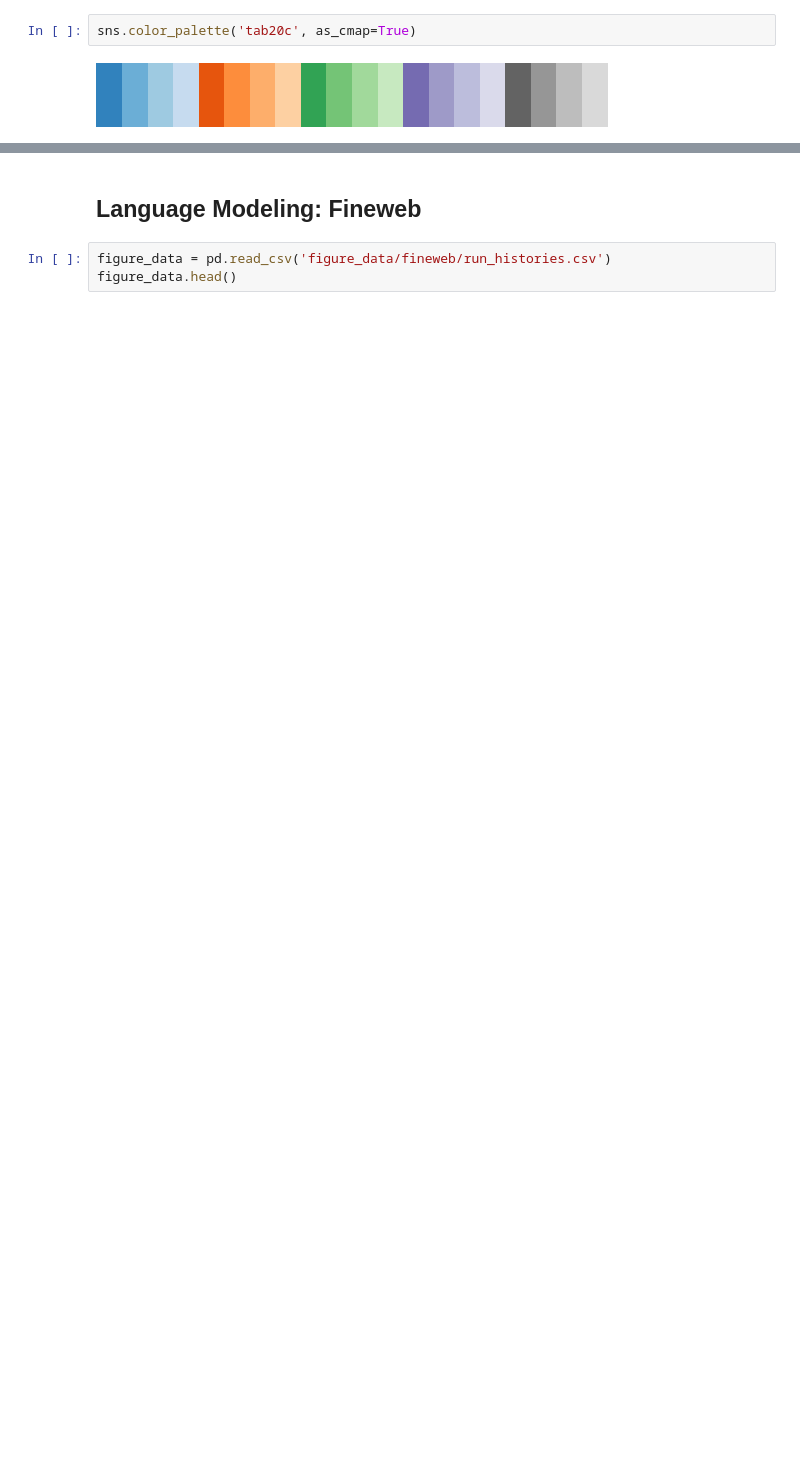
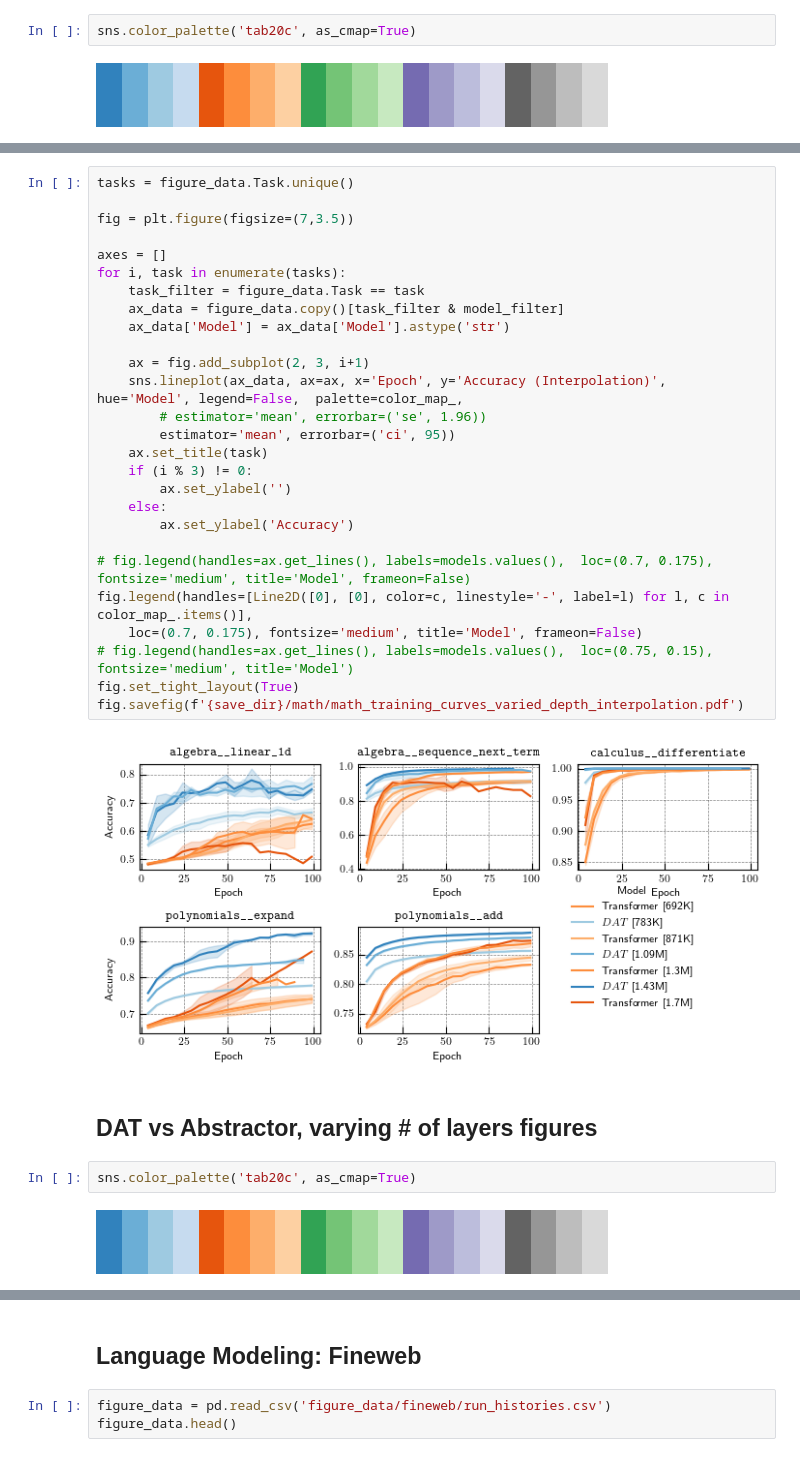
Before and after one commit to Awni00/abstract_transformer, a Jupyter notebook: figure_generation/figure_generation.ipynb, the cells around one changed output, grey strips where cells are left out. Drawn from its saved outputs; the diff is of its cells as text; blank space fills up the shorter version.

```diff
--- a/figure_generation/figure_generation.ipynb
+++ b/figure_generation/figure_generation.ipynb
@@ -785,0 +822,35 @@ fig.set_tight_layout(True)
+# %%
+tasks = figure_data.Task.unique()
+
+fig = plt.figure(figsize=(7,3.5))
+
+axes = []
+for i, task in enumerate(tasks):
+    task_filter = figure_data.Task == task
+    ax_data = figure_data.copy()[task_filter & model_filter]
+    ax_data['Model'] = ax_data['Model'].astype('str')
+
+    ax = fig.add_subplot(2, 3, i+1)
+    sns.lineplot(ax_data, ax=ax, x='Epoch', y='Accuracy (Interpolation)', hue='Model', legend=False,  palette=color_map_,
+        # estimator='mean', errorbar=('se', 1.96))
+        estimator='mean', errorbar=('ci', 95))
+    ax.set_title(task)
+    if (i % 3) != 0:
+        ax.set_ylabel('')
+    else:
+        ax.set_ylabel('Accuracy')
+
+# fig.legend(handles=ax.get_lines(), labels=models.values(),  loc=(0.7, 0.175), fontsize='medium', title='Model', frameon=False)
+fig.legend(handles=[Line2D([0], [0], color=c, linestyle='-', label=l) for l, c in color_map_.items()],
+    loc=(0.7, 0.175), fontsize='medium', title='Model', frameon=False)
+# fig.legend(handles=ax.get_lines(), labels=models.values(),  loc=(0.75, 0.15), fontsize='medium', title='Model')
+fig.set_tight_layout(True)
+fig.savefig(f'{save_dir}/math/math_training_curves_varied_depth_interpolation.pdf')
+# %% [output]
+[figure, added]
+# %% [markdown]
+## DAT vs Abstractor, varying \# of layers figures
+# %%
+sns.color_palette('tab20c', as_cmap=True)
+# %% [output]
+[figure, added]
```
Also changed, not shown: parts of 14 cells of this notebook.
